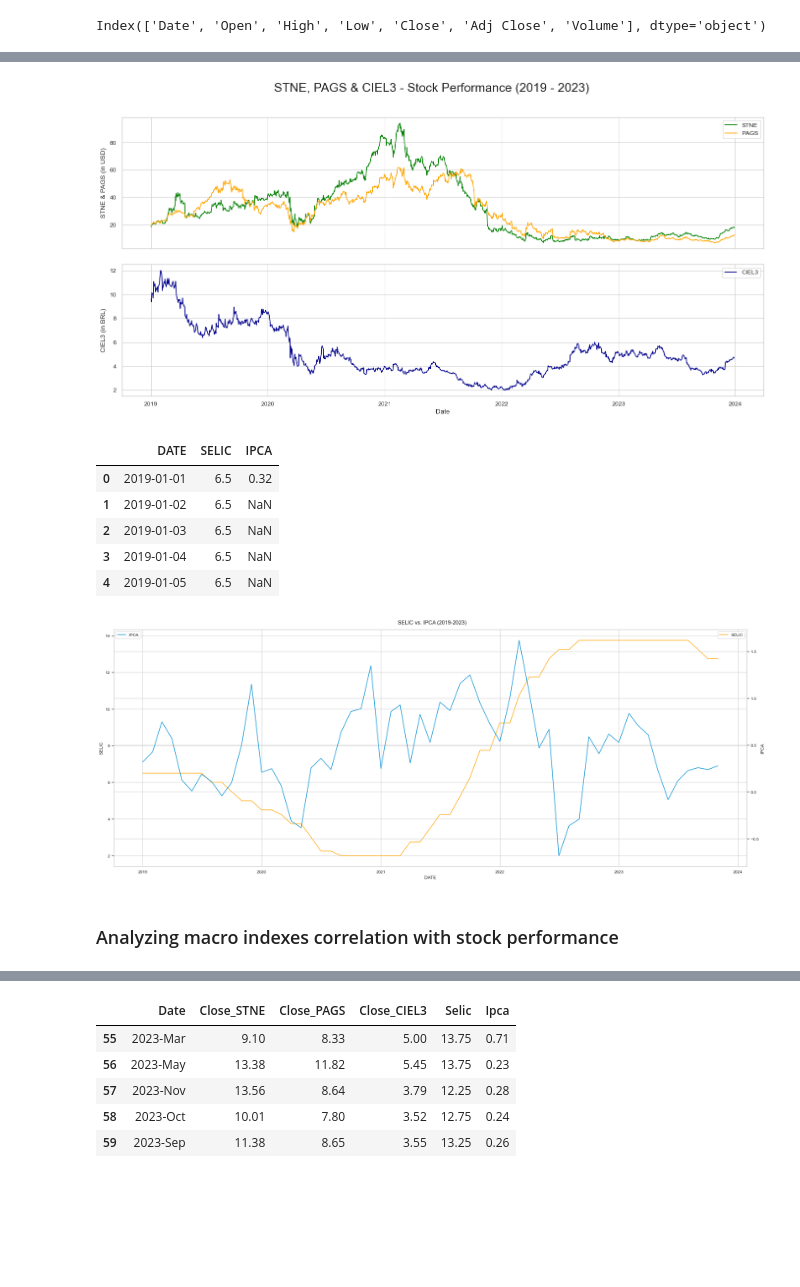
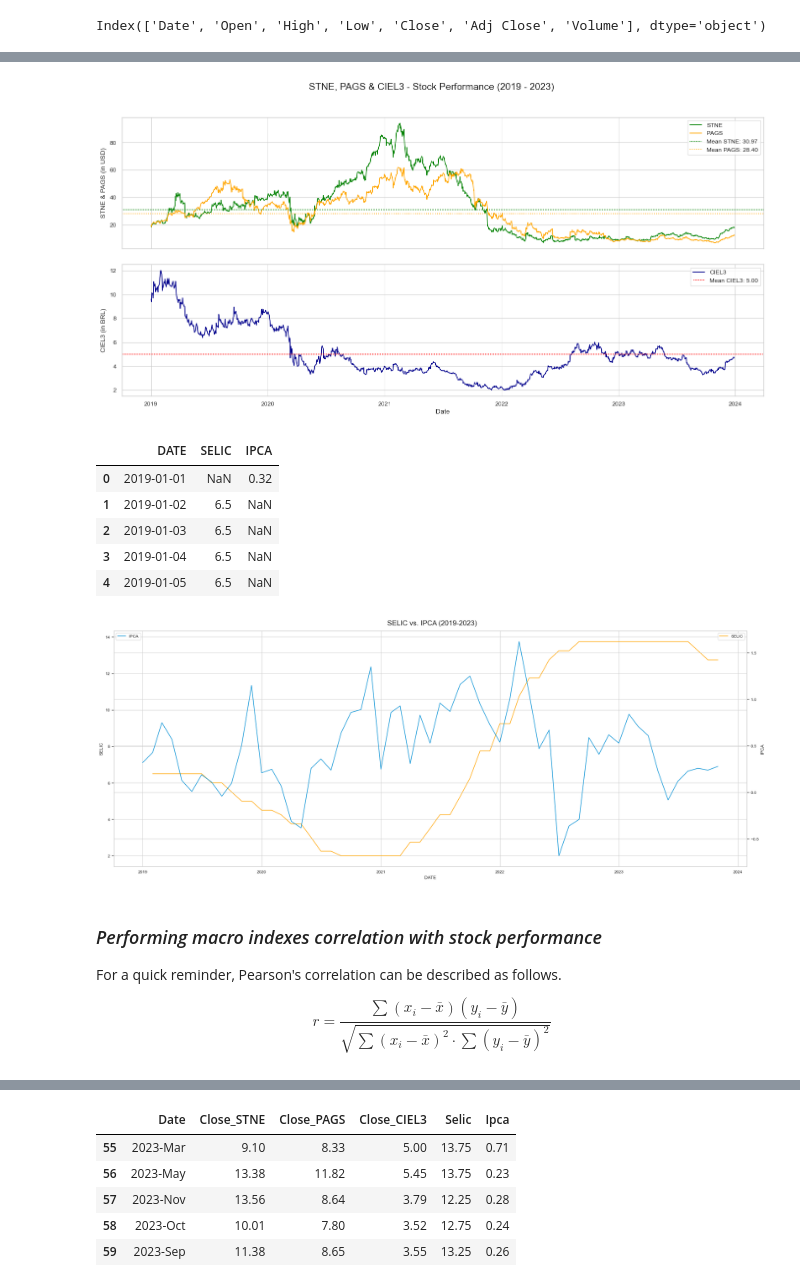
Before and after one commit to vitrpereira/analytics, a Jupyter notebook: notebooks/acquirer_companies_analysis.ipynb, the cells around one changed output, grey strips where cells are left out. Drawn from its saved outputs; the diff is of its cells as text; code cells hidden in the pictures; blank space fills up the shorter version.

```diff
--- a/notebooks/acquirer_companies_analysis.ipynb
+++ b/notebooks/acquirer_companies_analysis.ipynb
@@ -73,7 +85,7 @@ def format_numbers(num: int | float):
 tickers = ["STNE", "PAGS", "CIEL3.SA"]
 
 #Dates
-start_date = dt.datetime.now().date() - timedelta(365*5)
+start_date = datetime.date(datetime.today()) - timedelta(365*5)
 base_date = start_date.strftime('%Y-%m-%d')
 # %%
 # Downloding all datasets to be used
@@ -128,24 +176,28 @@ Index(['Date', 'Open', 'High', 'Low', 'Close', 'Adj Close', 'Volume'], dtype='ob
 # %%
+#Overall stocks performance over the past 4 years
 fig, (ax, ax1) = plt.subplots(nrows=2, figsize=(15,7), sharex=True)
 sns.set_style('whitegrid')
 
 sns.lineplot(data=stne, x='Date', y='Close', color='green', ax=ax, label='STNE')
 sns.lineplot(data=pags, x='Date', y='Close', color='orange', ax=ax, label='PAGS')
 ax.set_ylabel('STNE & PAGS (in USD)')
+ax.axhline(stne['Close'].mean(), color = 'green', linestyle=(0, (1,1)), label=f'Mean STNE: {stne["Close"].mean():.2f}')
+ax.axhline(pags['Close'].mean(), color = 'orange', linestyle='dotted', label=f'Mean PAGS: {pags["Close"].mean():.2f}')
 
-plt.suptitle("STNE, PAGS & CIEL3 - Stock Performance (2019 - 2023)", size=18)
+plt.suptitle("STNE, PAGS & CIEL3 - Stock Performance (2019 - 2023)", size=14)
 
 # ax1 = ax.twinx()
-sns.lineplot(data=ciel3, x='Date', y='Close', color='darkblue', ax=ax1, label='CIEL3')
+sns.lineplot(data=ciel3, x='Date', y='Close', color='darkblue', ax=ax1, label="CIEL3")
 ax1.set_ylabel('CIEL3 (in BRL)')
+ax1.axhline(ciel3['Close'].mean(), color='r', linestyle=(1, (1,1)), label=f"Mean CIEL3: {ciel3['Close'].mean():.2f}")
 
 ax.legend(loc='upper right')
 ax1.legend(loc='upper right')
 
 plt.subplots_adjust(hspace=0.12)
 plt.show()
 # %% [output]
-[figure, old version]
+[figure, new version]
 # %%
 # Getting macroeconomic data
 macro_data = sgs.get({'selic':432, 'ipca':433}, start=start_date)\
@@ -155,7 +207,7 @@ macro_data = sgs.get({'selic':432, 'ipca':433}, start=start_date)\
 macro_data.head()
 # %% [output]
 |  | DATE | SELIC | IPCA |
-| 0 | 2019-01-01 | 6.5 | 0.32 |
+| 0 | 2019-01-01 | NaN | 0.32 |
 | 1 | 2019-01-02 | 6.5 | NaN |
 | 2 | 2019-01-03 | 6.5 | NaN |
 | 3 | 2019-01-04 | 6.5 | NaN |
@@ -172,7 +224,7 @@ sns.lineplot(macro, x='DATE', y='SELIC', ax=ax, color='orange', label='SELIC')
 ax1 = ax.twinx()
 sns.lineplot(macro, x='DATE', y='IPCA', label='IPCA')
 
-plt.suptitle('SELIC vs. IPCA (2019-2023)')
+plt.suptitle('SELIC vs. IPCA (2019-2023)', size=15)
 
 ax.legend(loc='upper right')
 ax1.legend(loc='upper left')
@@ -180,8 +232,15 @@ ax1.legend(loc='upper left')
 plt.tight_layout()
 plt.show()
 # %% [output]
-[figure, old version]
+[figure, new version]
-# %% [markdown]
-### Analyzing macro indexes correlation with stock performance
+# %% [markdown]
+### _Performing macro indexes correlation with stock performance_
+
+For a quick reminder, Pearson's correlation can be described as follows.
+
+\begin{equation}
+r = \frac{\sum (x_i - \bar{x})(y_i - \bar{y})}
+{\sqrt{\sum (x_i - \bar{x})^2 \cdot \sum (y_i - \bar{y})^2}}
+\end{equation}
 # %%
 ### Data preparation
```
Also changed, not shown: parts of 15 cells of this notebook.
